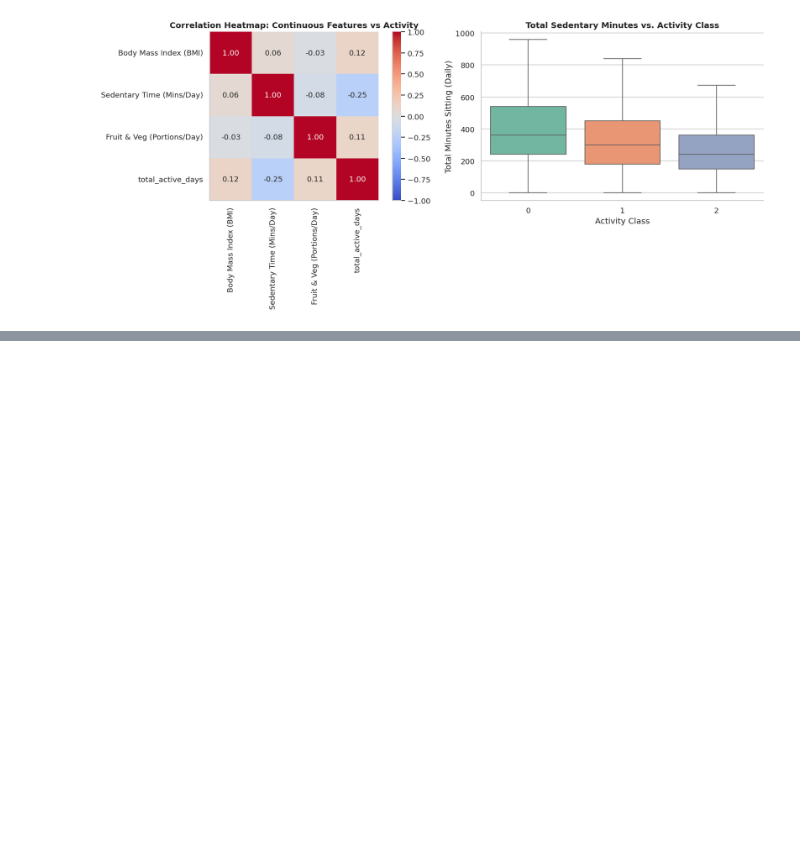
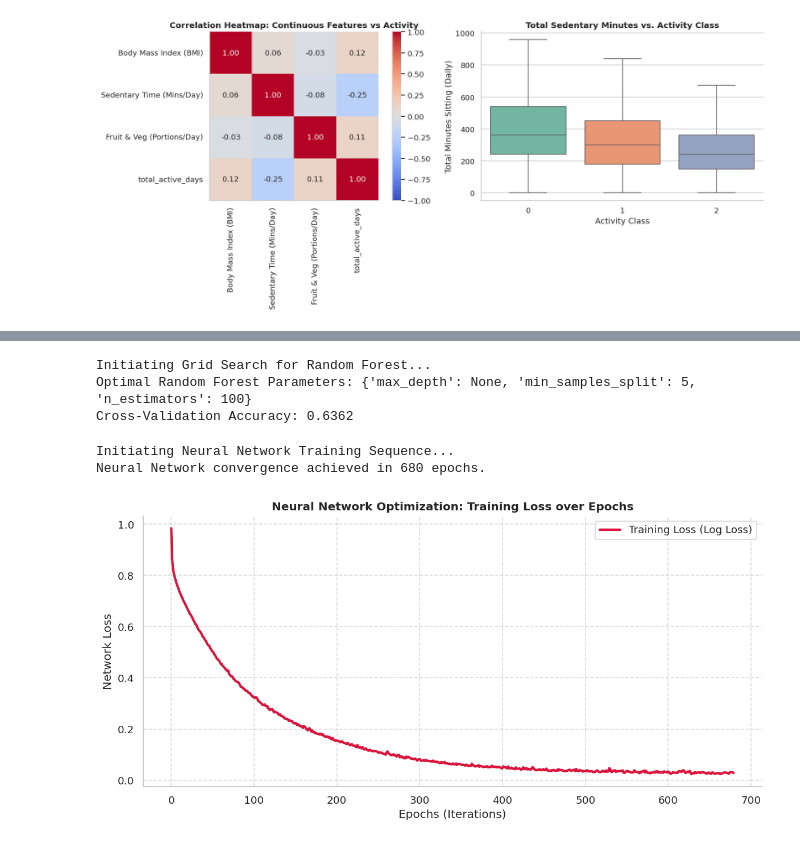
Before and after one commit to prardhanmushke/HSE-Physical-Activity-Analysis, a Jupyter notebook: Untitled19.ipynb, the cells around one changed output, grey strips where cells are left out. Drawn from its saved outputs; the diff is of its cells as text; code cells hidden in the pictures; blank space fills up the shorter version.

```diff
--- a/Untitled19.ipynb
+++ b/Untitled19.ipynb
@@ -244,0 +266,72 @@ weighted avg       0.70      0.65      0.67      1825
+# %%
+#  Model 2 Optimization: Random Forest
+# ==============================================================================
+print("Initiating Grid Search for Random Forest...")
+
+rf_base = RandomForestClassifier(class_weight='balanced', n_jobs=-1)
+
+# Define Hyperparameter Space
+rf_param_grid = {
+    'n_estimators': [100, 200],
+    'max_depth': [10, 20, None],
+    'min_samples_split': [2, 5]
+}
+
+rf_grid = GridSearchCV(rf_base, rf_param_grid, cv=3, scoring='accuracy', n_jobs=-1)
+
+# Fit utilizing the mathematically scaled dataset
+rf_grid.fit(X_train_processed, y_train)
+
+best_rf = rf_grid.best_estimator_
+print(f"Optimal Random Forest Parameters: {rf_grid.best_params_}")
+print(f"Cross-Validation Accuracy: {rf_grid.best_score_:.4f}")
+# %% [output]
+Initiating Grid Search for Random Forest...
+Optimal Random Forest Parameters: {'max_depth': None, 'min_samples_split': 5, 'n_estimators': 100}
+Cross-Validation Accuracy: 0.6362
+# %%
+#  Model 3 Optimization: Artificial Neural Network (MLP)
+# ==============================================================================
+print("Initiating Neural Network Training Sequence...")
+
+# Configuring an advanced MLP with early stopping to prevent over-fitting
+best_mlp = MLPClassifier(
+    hidden_layer_sizes=(128, 64),  # Deep architecture
+    activation='relu',             # Non-linear activation
+    solver='adam',                 # Adaptive momentum optimizer
+    alpha=0.001,                   # L2 penalty (regularization)
+    batch_size=256,
+    learning_rate_init=0.001,
+    max_iter=1000,
+    early_stopping=False,
+    tol=1e-6,
+    validation_fraction=0.1,
+    n_iter_no_change=50
+)
+
+# Fit utilizing the scaled dataset (NNs fail without scaling)
+best_mlp.fit(X_train_processed, y_train)
+
+print(f"Neural Network convergence achieved in {best_mlp.n_iter_} epochs.")
+# %% [output]
+Initiating Neural Network Training Sequence...
+Neural Network convergence achieved in 680 epochs.
+# %%
+#  Diagnostics: Neural Network Learning Curve
+# ==============================================================================
+plt.figure(figsize=(10, 5))
+
+# Extract the loss curve generated during training
+plt.plot(best_mlp.loss_curve_, label='Training Loss (Log Loss)', color='crimson', linewidth=2.5)
+
+plt.title('Neural Network Optimization: Training Loss over Epochs', fontweight='bold')
+plt.xlabel('Epochs (Iterations)')
+plt.ylabel('Network Loss')
+plt.legend(loc='upper right')
+plt.grid(True, linestyle='--', alpha=0.7)
+
+sns.despine()
+plt.tight_layout()
+plt.show()
+# %% [output]
+[figure, added]
```
Also changed, not shown: parts of 11 cells of this notebook.
